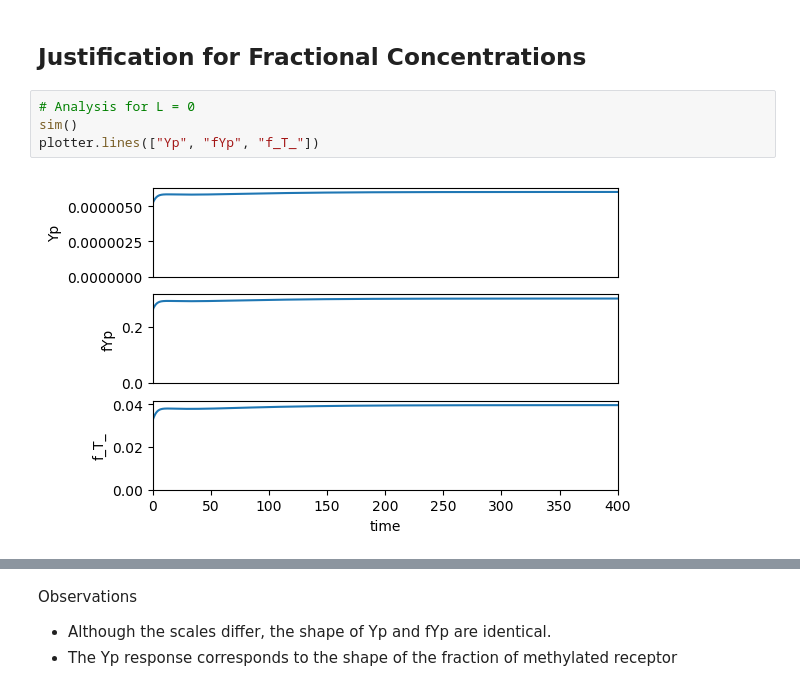
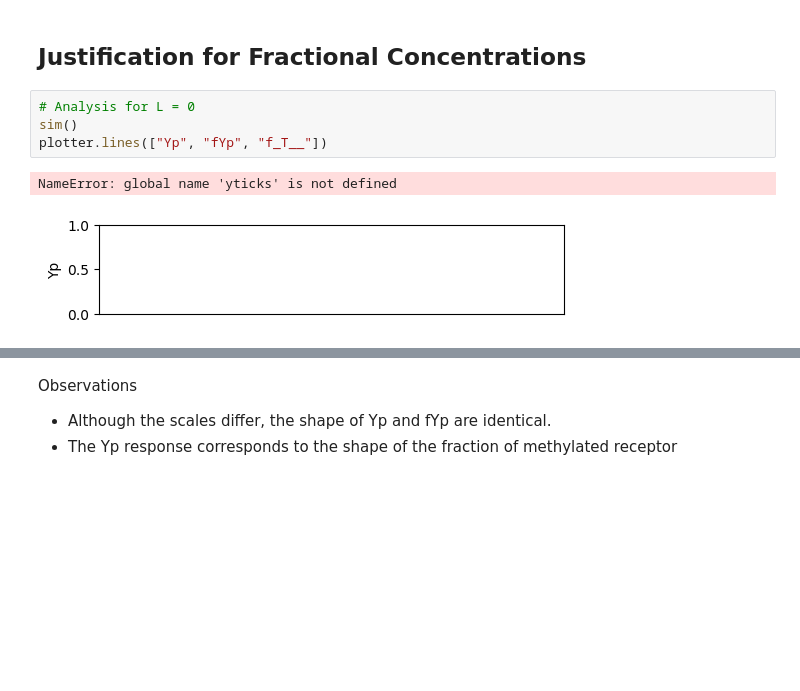
Before and after one commit to ScienceStacks/BioCellControl, a Jupyter notebook: Analysis/chemotaxis.ipynb, the cells around one changed output, grey strips where cells are left out. Cells and saved outputs as stored; diff of their text form; blank space fills up the shorter version.

```diff
--- a/Analysis/chemotaxis.ipynb
+++ b/Analysis/chemotaxis.ipynb
@@ -95,8 +85,9 @@ def sim(elements=None):
 # %%
 # Analysis for L = 0
 sim()
-plotter.lines(["Yp", "fYp", "f_T_"])
+plotter.lines(["Yp", "fYp", "f_T__"])
 # %% [output]
+NameError: global name 'yticks' is not defined
-[figure, old version]
+[figure, new version]
 # %%
 type(model._result)
```
Also changed, not shown: parts of 16 cells of this notebook, 3 other files.
